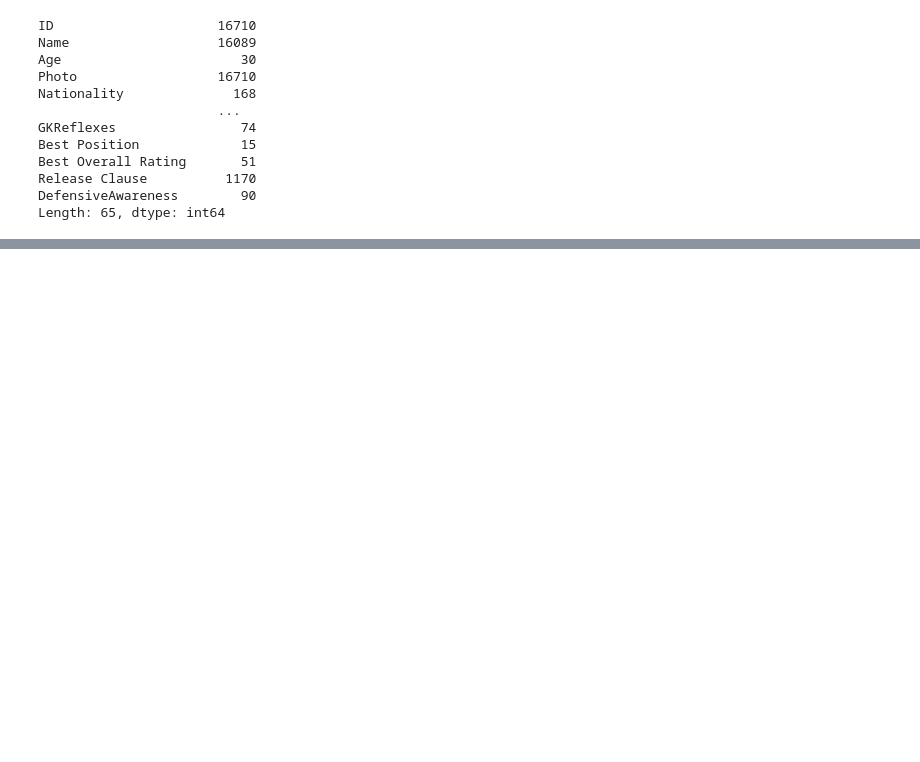
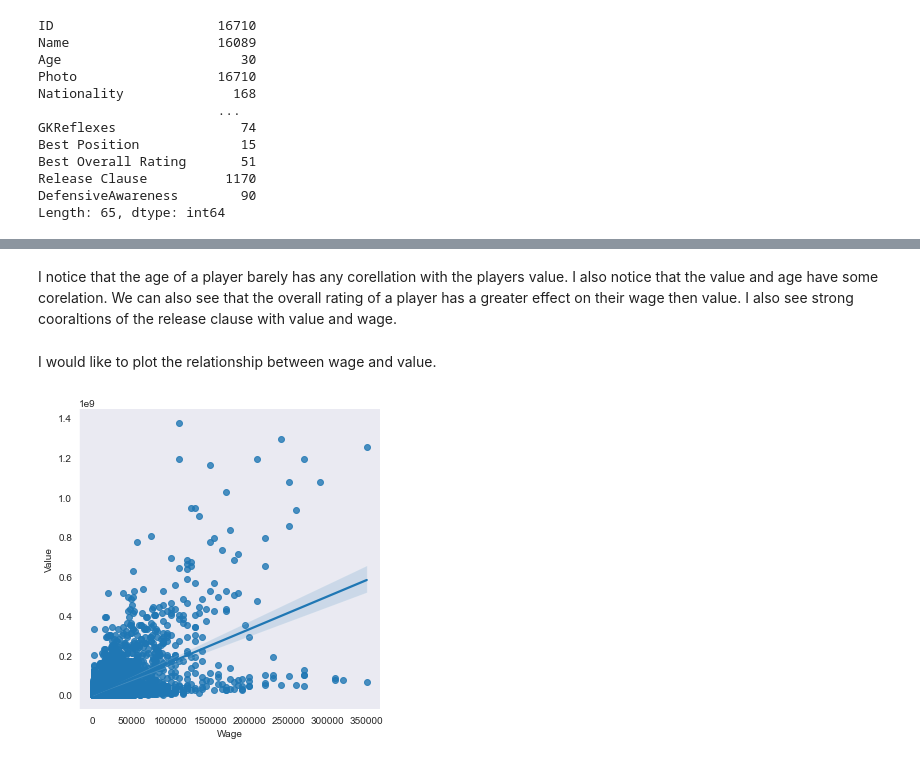
Before and after one commit to ubco-W2022T1-cosc301/project-group28, a Jupyter notebook: notebooks/analysis1.ipynb, the cells around one changed output, grey strips where cells are left out. Drawn from its saved outputs; the diff is of its cells as text; code cells hidden in the pictures; blank space fills up the shorter version.

```diff
--- a/notebooks/analysis1.ipynb
+++ b/notebooks/analysis1.ipynb
@@ -209,0 +185,11 @@ df = df.drop["Photo", " Flag", "Club Logo", "Potential", "Special", "Work Rate",
+# %% [markdown]
+I notice that the age of a player barely has any corellation with the players value.
+I also notice that the value and age have some corelation. We can also see that the overall rating of a player has a greater effect on their wage then value. I also see strong cooraltions of the release clause with value and wage.
+# %% [markdown]
+I would like to plot the relationship between wage and value.
+# %%
+sns.set_style("dark")
+sns.lmplot(x='Wage', y='Value', data=data)
+sns.despine()
+# %% [output]
+[figure, added]
```
Also changed, not shown: parts of 37 cells of this notebook, 3 other files.
